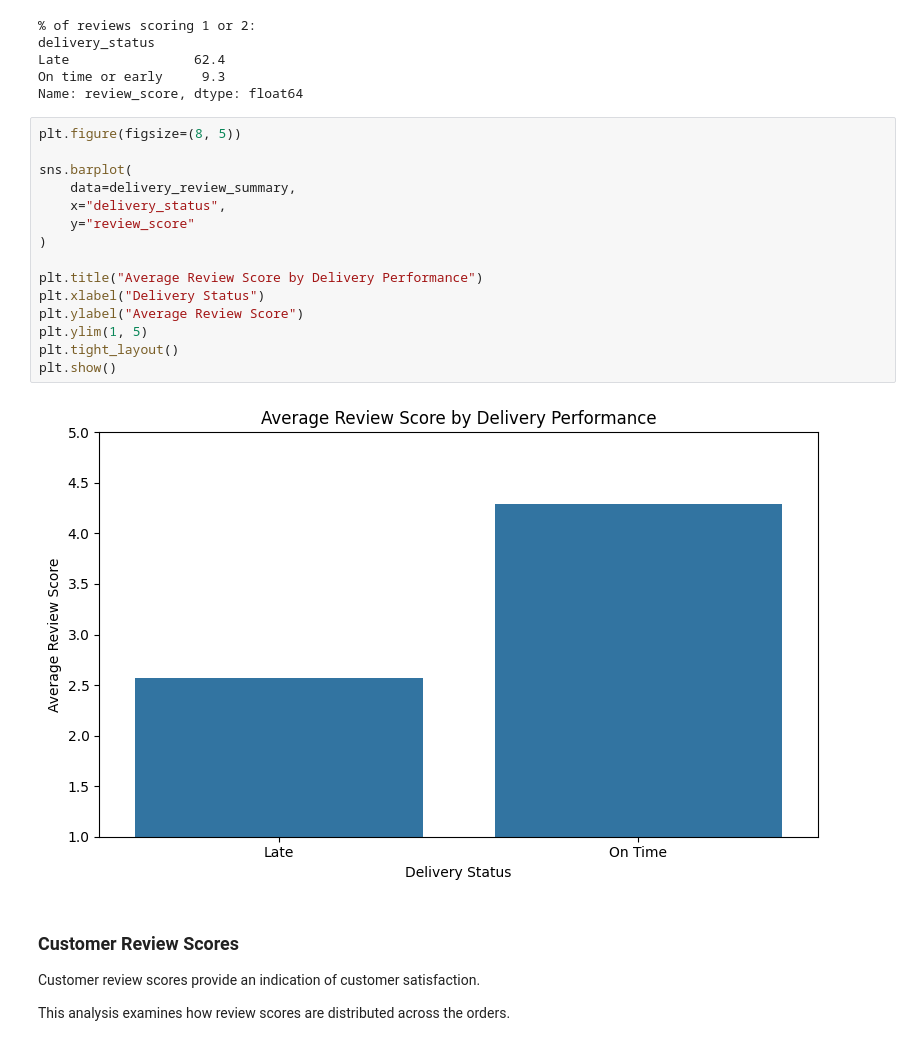
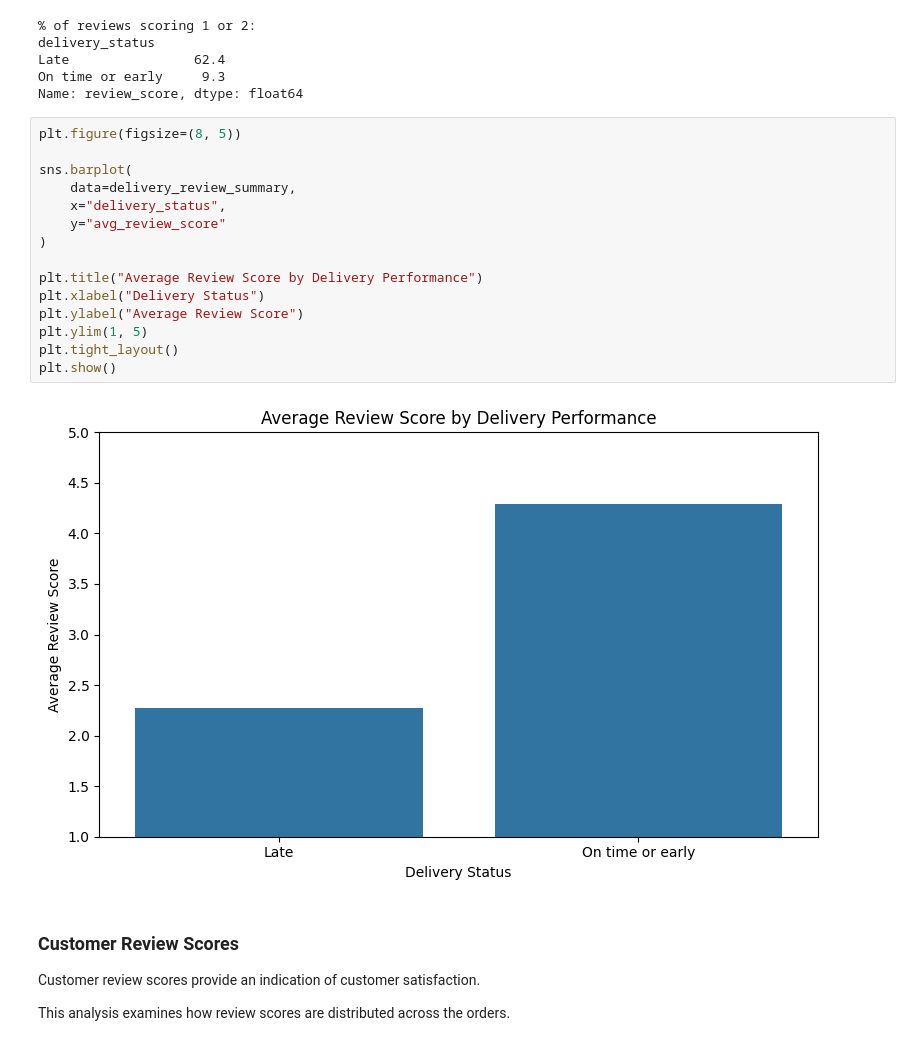
Before and after one commit to Ono-se/O-List-E-Commerce-Analysis, a Jupyter notebook: Olist_Analysis.ipynb, the cells around one changed output. Saved outputs shown, nothing was run; the diff lists cells and outputs as text.

```diff
--- a/Olist_Analysis.ipynb
+++ b/Olist_Analysis.ipynb
@@ -1729,20 +1729,20 @@ Name: review_score, dtype: float64
 # %%
 plt.figure(figsize=(8, 5))
 
 sns.barplot(
     data=delivery_review_summary,
     x="delivery_status",
-    y="review_score"
+    y="avg_review_score"
 )
 
 plt.title("Average Review Score by Delivery Performance")
 plt.xlabel("Delivery Status")
 plt.ylabel("Average Review Score")
 plt.ylim(1, 5)
 plt.tight_layout()
 plt.show()
 # %% [output]
-[figure, old version]
+[figure, new version]
 # %% [markdown]
 ### Customer Review Scores
 
```
